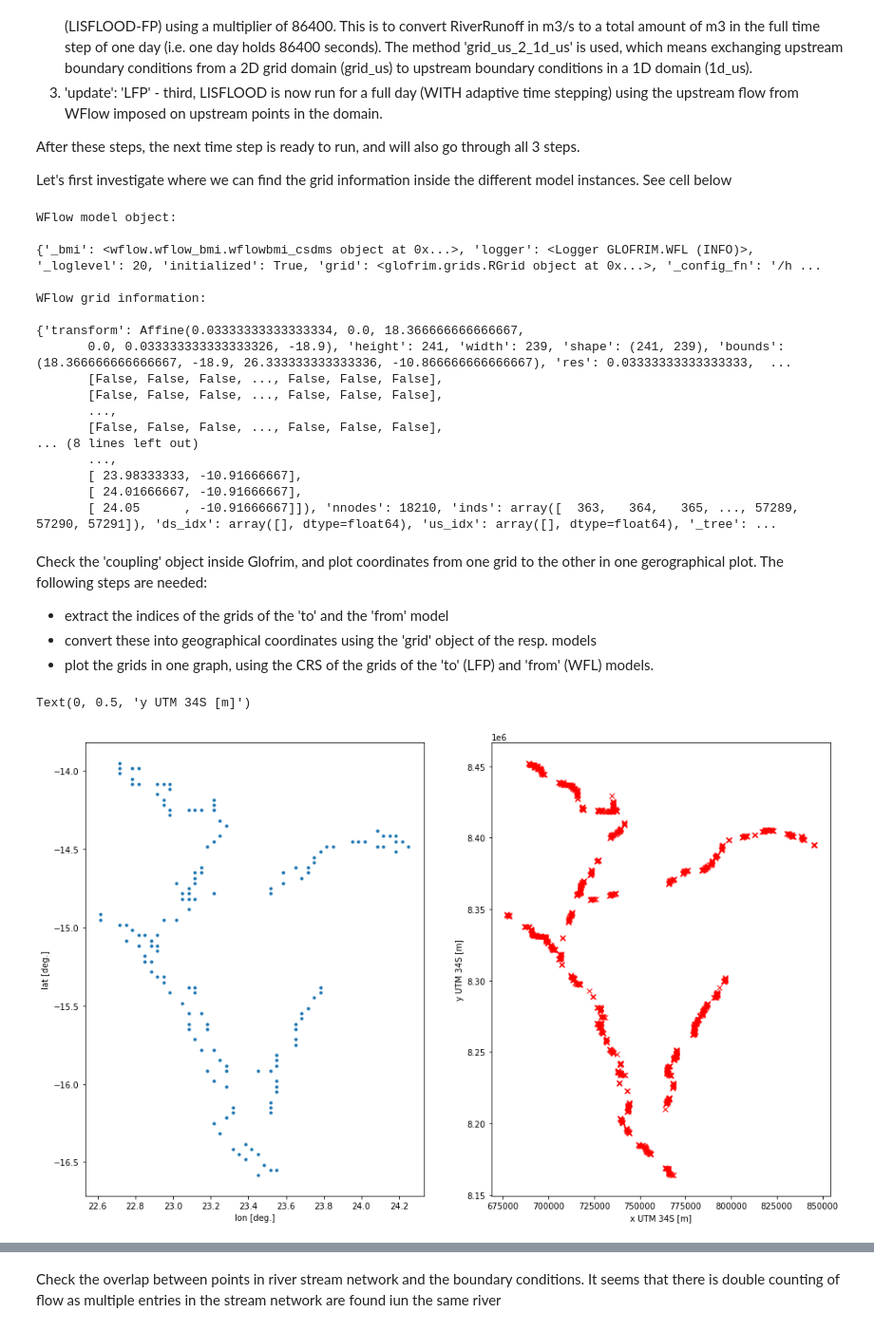
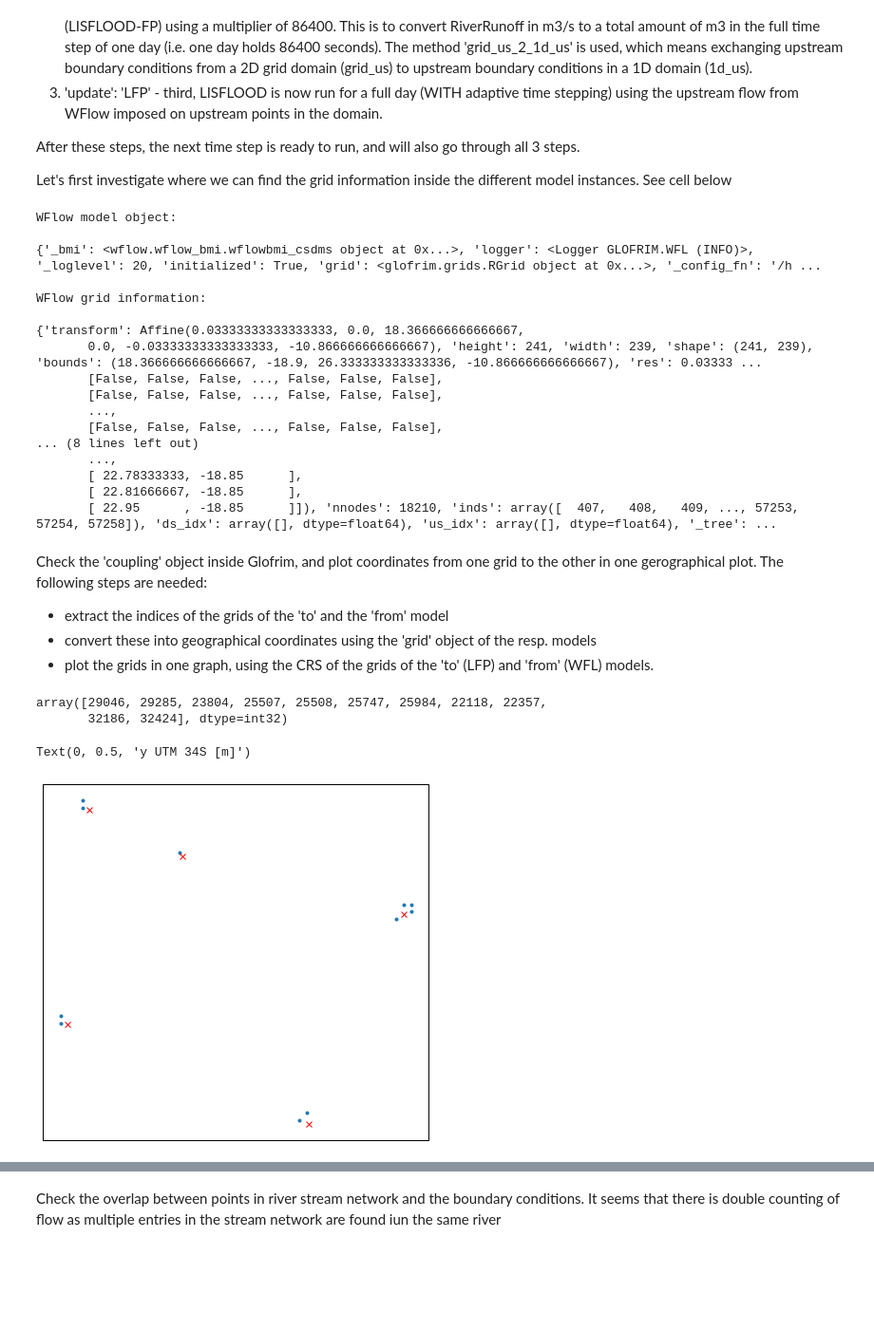
Before and after one commit to hcwinsemius/barotse, a Jupyter notebook: notebooks/run_wflow_lisflood.ipynb, the cells around one changed output, grey strips where cells are left out. Shown at 95% size. Saved outputs shown, nothing was run; the diff lists cells and outputs as text; code cells hidden in the pictures; blank space fills up the shorter version.

```diff
--- a/notebooks/run_wflow_lisflood.ipynb
+++ b/notebooks/run_wflow_lisflood.ipynb
@@ -42,7 +42,7 @@ cbmi.initialize_config(config_fn) #, env_fn=env_fn)
 Set a start and end time interactively. Now just a couple of days for testing
 # %%
 t_start = datetime(2000,1,1)
-t_end = datetime(2000,1,11)
+t_end = datetime(2000,12,31)
 cbmi.set_start_time(t_start)
 cbmi.set_end_time(t_end)
 try:
@@ -126,17 +126,17 @@ WFlow model object:
 
 WFlow grid information:
 
-{'transform': Affine(0.03333333333333334, 0.0, 18.366666666666667,
-       0.0, 0.033333333333333326, -18.9), 'height': 241, 'width': 239, 'shape': (241, 239), 'bounds': (18.366666666666667, -18.9, 26.333333333333336, -10.866666666666667), 'res': 0.03333333333333333,  ...
+{'transform': Affine(0.03333333333333333, 0.0, 18.366666666666667,
+       0.0, -0.03333333333333333, -10.866666666666667), 'height': 241, 'width': 239, 'shape': (241, 239), 'bounds': (18.366666666666667, -18.9, 26.333333333333336, -10.866666666666667), 'res': 0.03333 ...
        [False, False, False, ..., False, False, False],
        [False, False, False, ..., False, False, False],
        ...,
        [False, False, False, ..., False, False, False],
 ... (8 lines left out)
        ...,
-       [ 23.98333333, -10.91666667],
-       [ 24.01666667, -10.91666667],
-       [ 24.05      , -10.91666667]]), 'nnodes': 18210, 'inds': array([  363,   364,   365, ..., 57289, 57290, 57291]), 'ds_idx': array([], dtype=float64), 'us_idx': array([], dtype=float64), '_tree': ...
+       [ 22.78333333, -18.85      ],
+       [ 22.81666667, -18.85      ],
+       [ 22.95      , -18.85      ]]), 'nnodes': 18210, 'inds': array([  407,   408,   409, ..., 57253, 57254, 57258]), 'ds_idx': array([], dtype=float64), 'us_idx': array([], dtype=float64), '_tree': ...
 # %% [markdown]
 Check the 'coupling' object inside Glofrim, and plot coordinates from one grid to the other in one gerographical plot. The following steps are needed:
 - extract the indices of the grids of the 'to' and the 'from' model
@@ -148,26 +148,30 @@ ind_WFL_2D = cbmi.exchanges[1][1]['coupling'].from_ind
 ind_LFP_1D = cbmi.exchanges[1][1]['coupling'].to_ind
 
 # convert to coordinates
+ind_WFL_2D
+# %% [output]
+array([29046, 29285, 23804, 25507, 25508, 25747, 25984, 22118, 22357,
+       32186, 32424], dtype=int32)
 # %%
 x_from, y_from = cbmi.bmimodels['WFL'].grid.xy(ind_WFL_2D)
 x_to, y_to = cbmi.bmimodels['LFP'].grid.xy(ind_LFP_1D)
 row_from, col_from = rasterio.transform.rowcol(cbmi.bmimodels['WFL'].grid.transform, x_from, y_from)
 # read a streamorder map
 s_order_fn = r'/home/hcwinsemius/Barotse/zambezi_4km/staticmaps/wflow_streamorder.map'
 with rasterio.open(s_order_fn) as ds:
     s_order = ds.read(1)
 
 
 f = plt.figure(figsize=(16, 10))
-plt.subplot(121)
+plt.subplot(121, projection=ccrs.PlateCarree())  # == WGS84 Latlon
 plt.plot(x_from, y_from, '.')
 plt.xlabel('lon [deg.]')
 plt.ylabel('lat [deg.]')
 
-plt.subplot(122)
-plt.plot(x_to, y_to, 'rx')
+# plt.subplot(122)
+plt.plot(x_to, y_to, 'rx', transform=ccrs.UTM(34, southern_hemisphere=True))
 plt.xlabel('x UTM 34S [m]')
 plt.ylabel('y UTM 34S [m]')
 # %% [output]
 Text(0, 0.5, 'y UTM 34S [m]')
-[figure, old version]
+[figure, new version]
```
Also changed, not shown: parts of 25 cells of this notebook, 4 other files.
